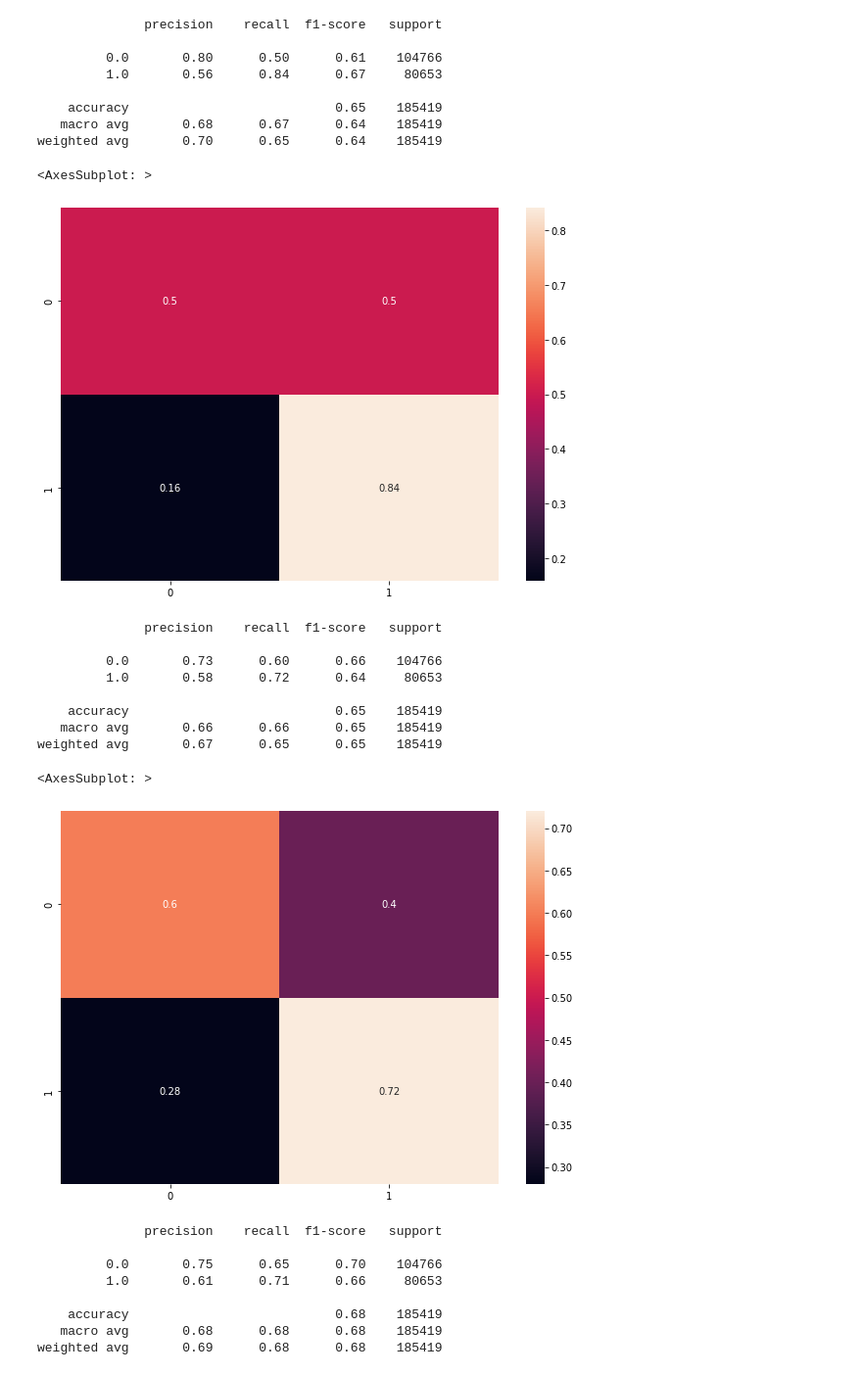
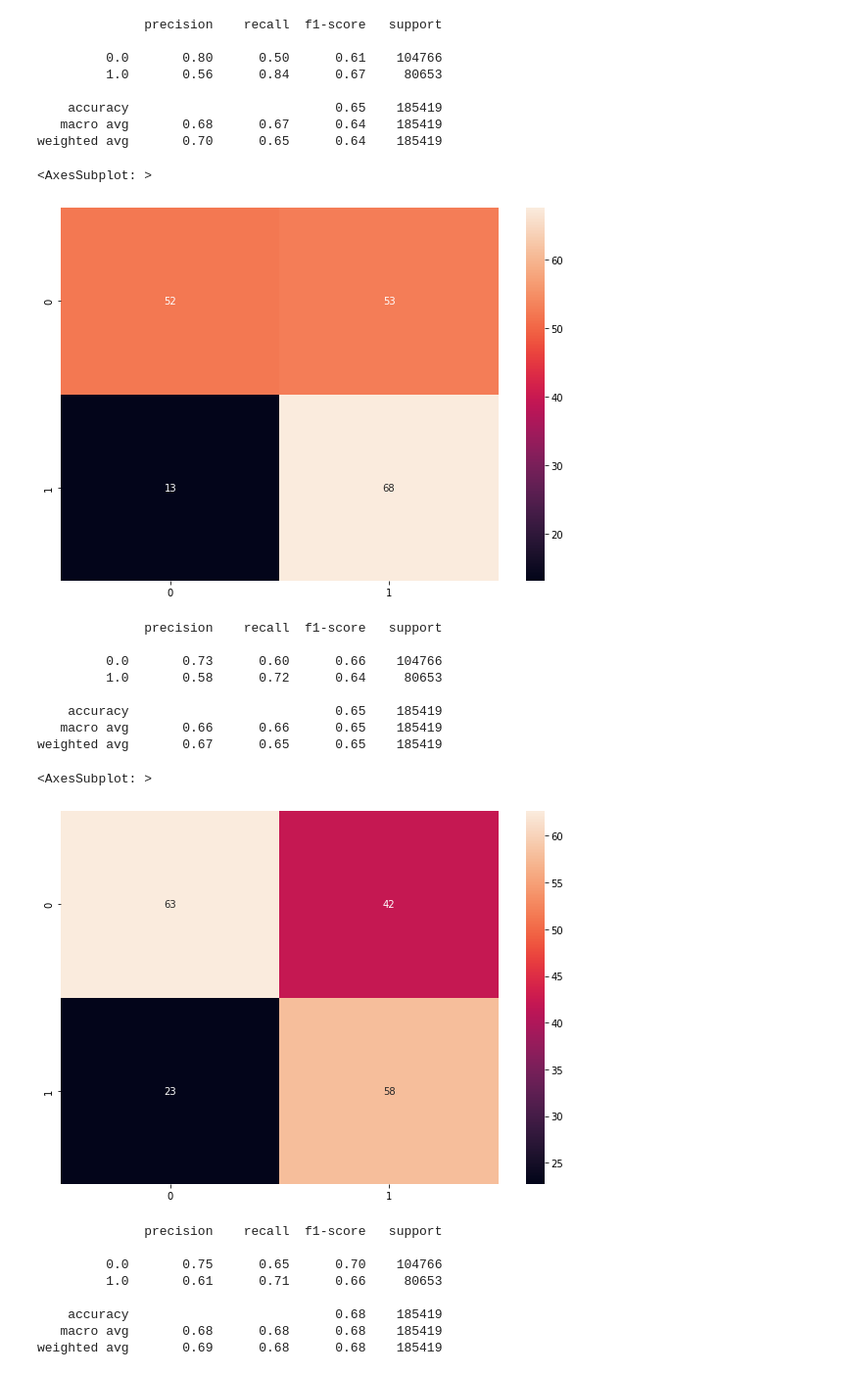
Before and after one commit to Bissiatti/BA-Case1-Elogroup-FGV, a Jupyter notebook: case1.ipynb, the cells around one changed output. Shown at 98% size. Drawn from its saved outputs; the diff is of its cells as text; code cells hidden in the pictures.

```diff
--- a/case1.ipynb
+++ b/case1.ipynb
@@ -289,6 +289,6 @@ df1.head()
 | 3 | 3 | 1 | 14071 | 1 | 1 | biphasic connection | disconnected | ... |
 | 4 | 4 | 2 | 22212 | 1 | 1 | biphasic connection | disconnected | ... |
 # %%
-df_to_model = pd.concat([df1[['total_debt','total_bills','collected']],dummie_conn_DF,dumbie_client_class_DF,dumbie_client_subclass_DF,dummie_regional_list1,dummie_regional_list2], axis=1)
+df_to_model = pd.concat([df1[['total_debt','total_bills','collected']],dummie_conn_DF,dumbie_client_class_DF,dumbie_client_subclass_DF,dummie_regional_list2], axis=1)
 # %%
 df_to_model.dropna(inplace=True)
@@ -699,12 +789,11 @@ weighted avg       0.70      0.65      0.64    185419
 cm = confusion_matrix(y_test2, sgd_pred)
 plt.figure(figsize=(10,7))
 
-# format values in confusion matrix to decimals
-cm = np.around(cm.astype('float') / cm.sum(axis=1)[:, np.newaxis], decimals=2)
+cm = np.around(cm.astype('float')/1000, decimals=2)
 sns.heatmap(cm, annot=True)
 # %% [output]
 <AxesSubplot: >
-[figure, old version]
+[figure, new version]
 # %%
 xgb_model = xgb.XGBClassifier()
 xgb_model.fit(X_train2, y_train2)
@@ -723,14 +812,14 @@ weighted avg       0.67      0.65      0.65    185419
 # %%
 #confusion matrix
 
 cm = confusion_matrix(y_test2, xgb_pred)
 plt.figure(figsize=(10,7))
-# format values in confusion matrix to decimals
-cm = np.around(cm.astype('float') / cm.sum(axis=1)[:, np.newaxis], decimals=2)
+
+cm = np.around(cm.astype('float')/1000, decimals=2)
 sns.heatmap(cm, annot=True)
 # %% [output]
 <AxesSubplot: >
-[figure, old version]
+[figure, new version]
 # %%
 # lightgbm
 
```
Also changed, not shown: parts of 25 cells of this notebook.
